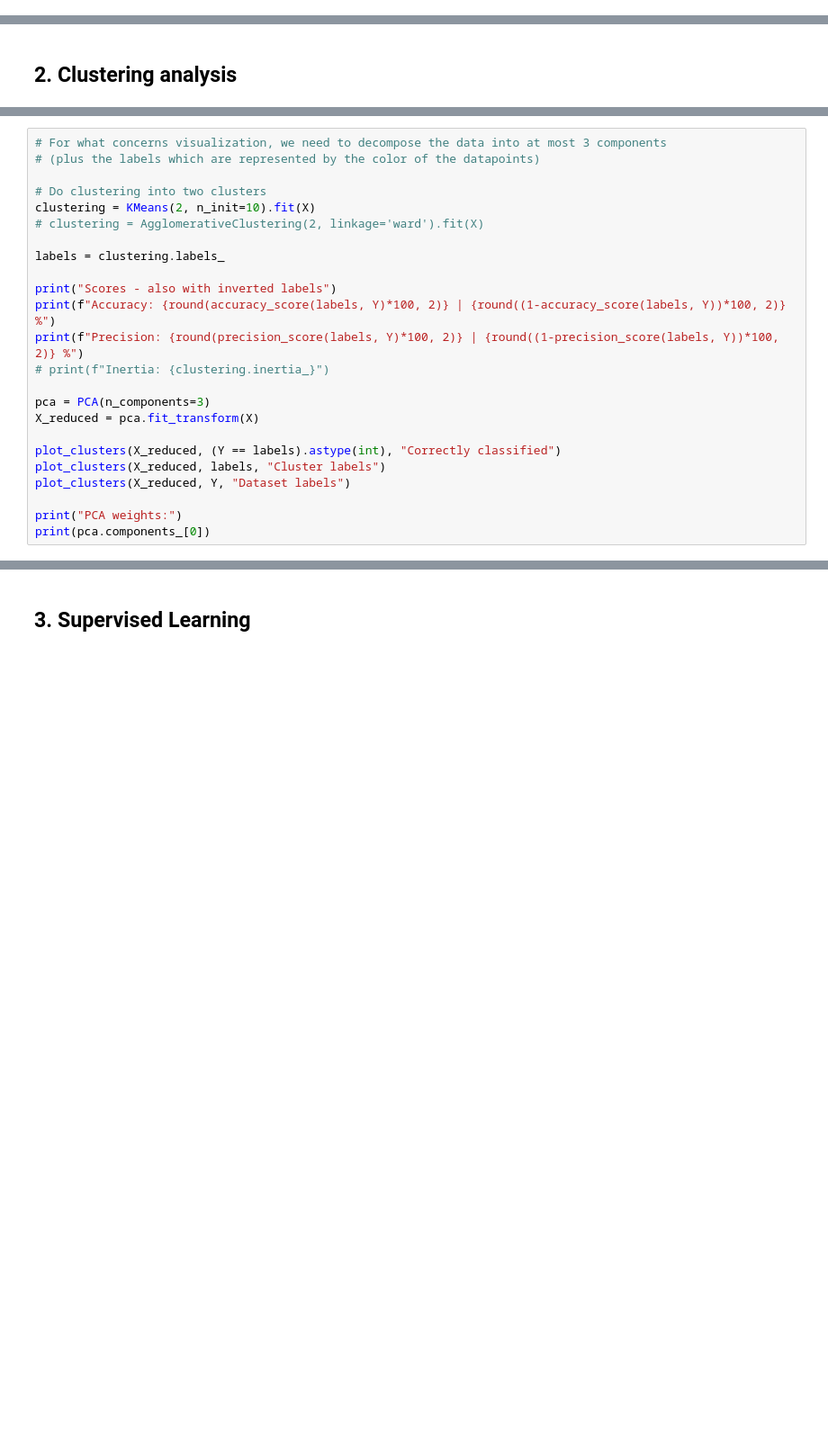
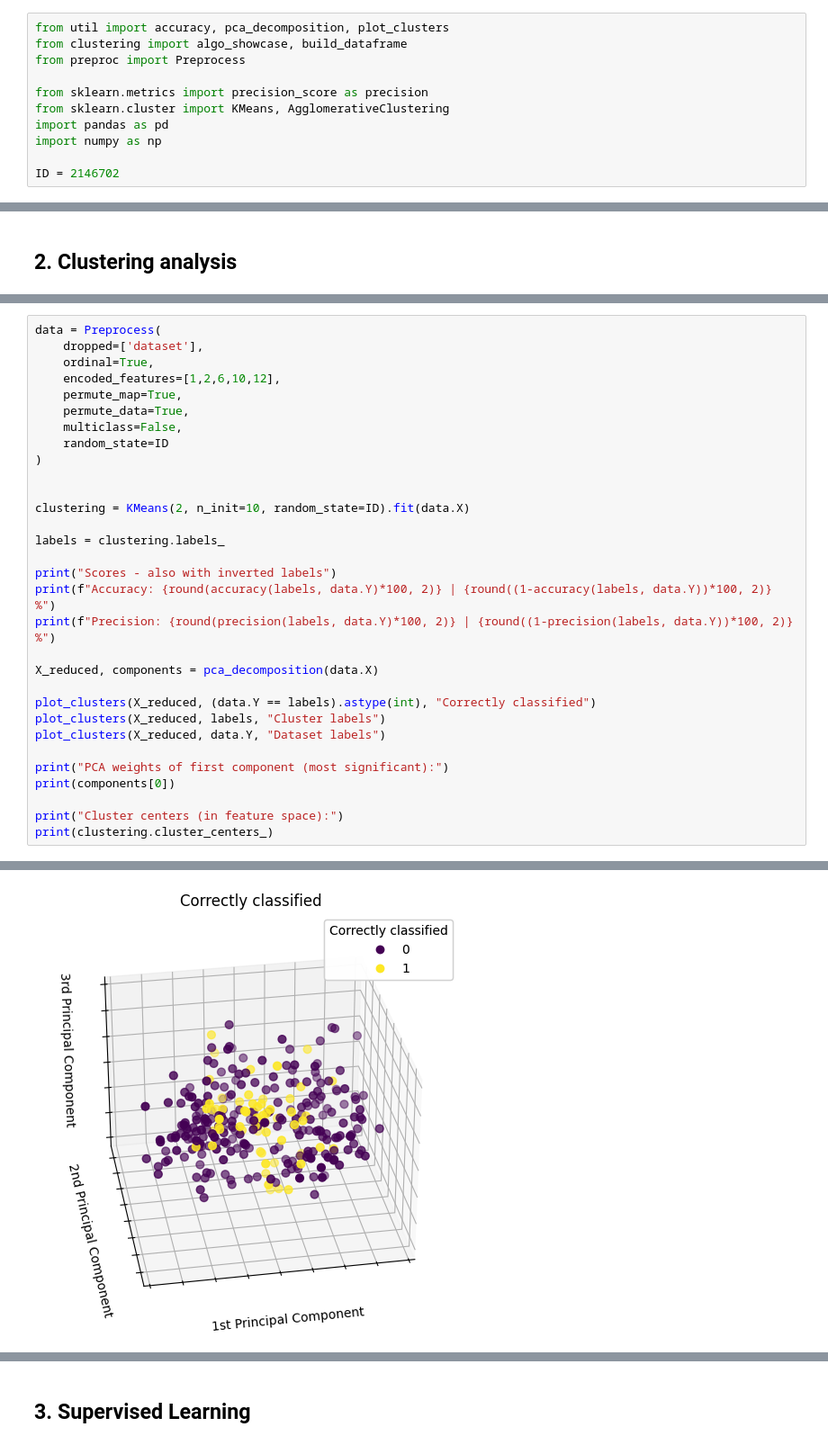
Before and after one commit to carlotoffoli/tdc_fp, a Jupyter notebook: main.ipynb, the cells around one changed output, grey strips where cells are left out. Shown at 90% size. Saved outputs shown, nothing was run; the diff lists cells and outputs as text; blank space fills up the shorter version.

```diff
--- a/main.ipynb
+++ b/main.ipynb
@@ -59,5 +54,16 @@ Also: the jupyter server was launched from the upper dir of the project (tdc_fp/
 # %% [markdown]
 # CODE
+# %%
+from util import accuracy, pca_decomposition, plot_clusters
+from clustering import algo_showcase, build_dataframe
+from preproc import Preprocess
+
+from sklearn.metrics import precision_score as precision
+from sklearn.cluster import KMeans, AgglomerativeClustering
+import pandas as pd
+import numpy as np
+
+ID = 2146702
 # %% [markdown]
 ## 1. Data Preprocessing
 All the preprocessing helper functions are defined in `preproc.py`.
@@ -96,25 +87,32 @@ Distribution of patients in test set: [33 28]
 # %%
-# For what concerns visualization, we need to decompose the data into at most 3 components
-# (plus the labels which are represented by the color of the datapoints)
+data = Preprocess(
+    dropped=['dataset'],
+    ordinal=True,
+    encoded_features=[1,2,6,10,12],
+    permute_map=True,
+    permute_data=True,
+    multiclass=False,
+    random_state=ID
+)
 
-# Do clustering into two clusters
-clustering = KMeans(2, n_init=10).fit(X)
-# clustering = AgglomerativeClustering(2, linkage='ward').fit(X)
+
+clustering = KMeans(2, n_init=10, random_state=ID).fit(data.X)
 
 labels = clustering.labels_
 
 print("Scores - also with inverted labels")
-print(f"Accuracy: {round(accuracy_score(labels, Y)*100, 2)} | {round((1-accuracy_score(labels, Y))*100, 2)} %")
-print(f"Precision: {round(precision_score(labels, Y)*100, 2)} | {round((1-precision_score(labels, Y))*100, 2)} %")
-# print(f"Inertia: {clustering.inertia_}")
+print(f"Accuracy: {round(accuracy(labels, data.Y)*100, 2)} | {round((1-accuracy(labels, data.Y))*100, 2)} %")
+print(f"Precision: {round(precision(labels, data.Y)*100, 2)} | {round((1-precision(labels, data.Y))*100, 2)} %")
 
-pca = PCA(n_components=3)
-X_reduced = pca.fit_transform(X)
+X_reduced, components = pca_decomposition(data.X)
 
-plot_clusters(X_reduced, (Y == labels).astype(int), "Correctly classified")
+plot_clusters(X_reduced, (data.Y == labels).astype(int), "Correctly classified")
 plot_clusters(X_reduced, labels, "Cluster labels")
-plot_clusters(X_reduced, Y, "Dataset labels")
+plot_clusters(X_reduced, data.Y, "Dataset labels")
 
-print("PCA weights:")
-print(pca.components_[0])
+print("PCA weights of first component (most significant):")
+print(components[0])
+
+print("Cluster centers (in feature space):")
+print(clustering.cluster_centers_)
 # %% [output]
@@ -121,0 +123 @@ NameError: name 'KMeans' is not defined
+[figure, added]
```
Also changed, not shown: parts of 13 cells of this notebook, 4 other files.
